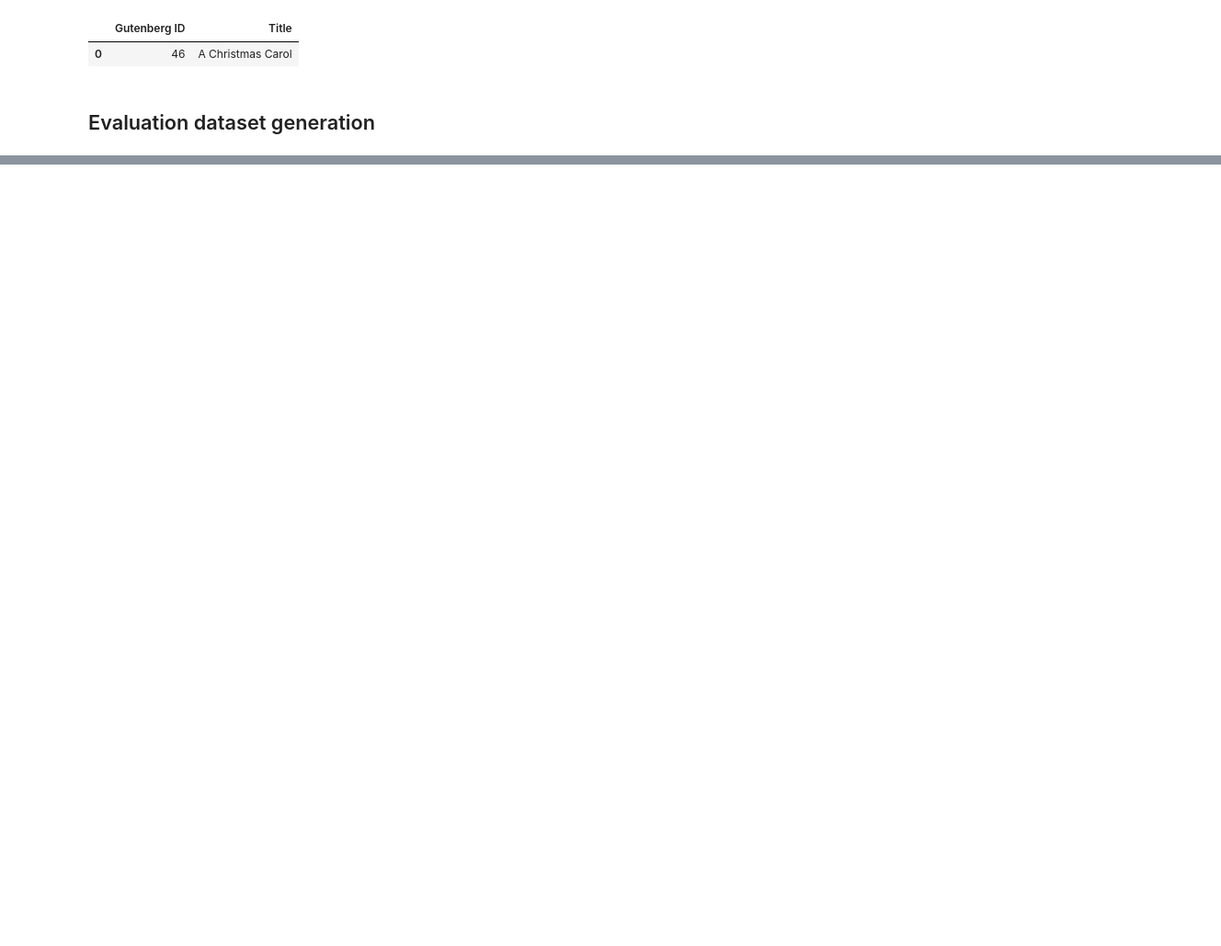
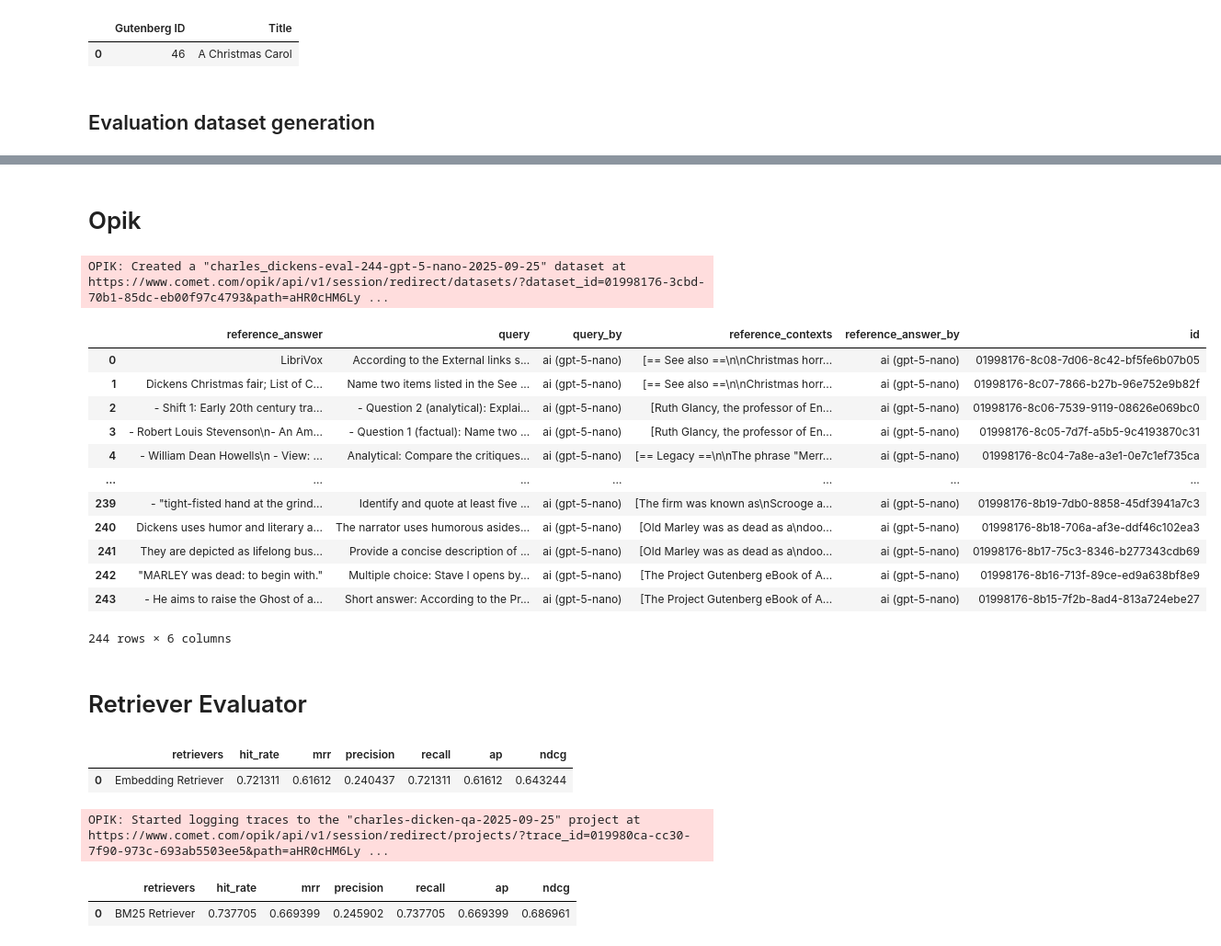
Before and after one commit to hmnguyen1067/Charles-Dicken-QA-chatbot, a Jupyter notebook: notebooks/ingestion.ipynb, the cells around one changed output, grey strips where cells are left out. Shown at 92% size. Drawn from its saved outputs; the diff is of its cells as text; code cells hidden in the pictures; blank space fills up the shorter version.

```diff
--- a/notebooks/ingestion.ipynb
+++ b/notebooks/ingestion.ipynb
@@ -26,0 +23,16 @@ os.environ["PHOENIX_COLLECTOR_ENDPOINT"] = "http://localhost:6006"
+# %%
+nest_asyncio.apply()
+
+today = datetime.now().strftime("%Y-%m-%d")
+
+load_dotenv()
+os.environ["OPENAI_API_KEY"] = os.getenv("OPENAI_API_KEY")
+os.environ["OPIK_PROJECT_NAME"] = os.getenv(
+    "OPIK_PROJECT_NAME", f"charles-dicken-qa-{today}"
+)
+
+opik.configure(api_key=os.getenv("OPIK_API_KEY"))
+set_global_handler("opik")
+opik_callback_handler = global_handler
+
+opik_client = opik.Opik()
@@ -176,0 +221,2 @@ latest_dataset.to_dataframe()
+# %% [markdown]
+# Opik
@@ -176,0 +232,7 @@ latest_dataset.to_dataframe()
+# %%
+opik_eval_name = (
+    f"{COLLECTION_NAME}-eval-{len(rag_dataset.examples)}-{LLM_MODEL}-{today}"
+)
+dataset = opik_client.get_or_create_dataset(name=opik_eval_name)
+# %% [output]
+OPIK: Created a "charles_dickens-eval-244-gpt-5-nano-2025-09-25" dataset at https://www.comet.com/opik/api/v1/session/redirect/datasets/?dataset_id=01998176-3cbd-70b1-85dc-eb00f97c4793&path=aHR0cHM6Ly ...
@@ -176,0 +241,16 @@ latest_dataset.to_dataframe()
+# %%
+dataset.to_pandas()
+# %% [output]
+|  | reference_answer | query | query_by | reference_contexts | reference_answer_by | id |
+| 0 | LibriVox | According to the External links s... | ai (gpt-5-nano) | [== See also ==\n\nChristmas horr... | ai (gpt-5-nano) | 01998176-8c08-7d06-8c42-bf5fe6b07b05 |
+| 1 | Dickens Christmas fair; List of C... | Name two items listed in the See ... | ai (gpt-5-nano) | [== See also ==\n\nChristmas horr... | ai (gpt-5-nano) | 01998176-8c07-7866-b27b-96e752e9b82f |
+| 2 | - Shift 1: Early 20th century tra... | - Question 2 (analytical): Explai... | ai (gpt-5-nano) | [Ruth Glancy, the professor of En... | ai (gpt-5-nano) | 01998176-8c06-7539-9119-08626e069bc0 |
+| 3 | - Robert Louis Stevenson\n- An Am... | - Question 1 (factual): Name two ... | ai (gpt-5-nano) | [Ruth Glancy, the professor of En... | ai (gpt-5-nano) | 01998176-8c05-7d7f-a5b5-9c4193870c31 |
+| 4 | - William Dean Howells\n - View: ... | Analytical: Compare the critiques... | ai (gpt-5-nano) | [== Legacy ==\n\nThe phrase "Merr... | ai (gpt-5-nano) | 01998176-8c04-7a8e-a3e1-0e7c1ef735ca |
+| ... | ... | ... | ... | ... | ... | ... |
+| 239 | - "tight-fisted hand at the grind... | Identify and quote at least five ... | ai (gpt-5-nano) | [The firm was known as\nScrooge a... | ai (gpt-5-nano) | 01998176-8b19-7db0-8858-45df3941a7c3 |
+| 240 | Dickens uses humor and literary a... | The narrator uses humorous asides... | ai (gpt-5-nano) | [Old Marley was as dead as a\ndoo... | ai (gpt-5-nano) | 01998176-8b18-706a-af3e-ddf46c102ea3 |
+| 241 | They are depicted as lifelong bus... | Provide a concise description of ... | ai (gpt-5-nano) | [Old Marley was as dead as a\ndoo... | ai (gpt-5-nano) | 01998176-8b17-75c3-8346-b277343cdb69 |
+| 242 | "MARLEY was dead: to begin with." | Multiple choice: Stave I opens by... | ai (gpt-5-nano) | [The Project Gutenberg eBook of A... | ai (gpt-5-nano) | 01998176-8b16-713f-89ce-ed9a638bf8e9 |
+| 243 | - He aims to raise the Ghost of a... | Short answer: According to the Pr... | ai (gpt-5-nano) | [The Project Gutenberg eBook of A... | ai (gpt-5-nano) | 01998176-8b15-7f2b-8ad4-813a724ebe27 |
+244 rows × 6 columns
@@ -176,0 +301,2 @@ latest_dataset.to_dataframe()
+# %% [markdown]
+# Retriever Evaluator
@@ -176,0 +332,18 @@ latest_dataset.to_dataframe()
+# %%
+display_results("Embedding Retriever", embedding_retriever_results)
+# %% [output]
+|  | retrievers | hit_rate | mrr | precision | recall | ap | ndcg |
+| 0 | Embedding Retriever | 0.721311 | 0.61612 | 0.240437 | 0.721311 | 0.61612 | 0.643244 |
+# %%
+bm25_retriever = create_bm25_retriever(
+    nodes,
+    similarity_top_k=similarity_top_k,
+)
+bm25_retriever_results = await retrieval_results(bm25_retriever, qa_dataset)
+# %% [output]
+OPIK: Started logging traces to the "charles-dicken-qa-2025-09-25" project at https://www.comet.com/opik/api/v1/session/redirect/projects/?trace_id=019980ca-cc30-7f90-973c-693ab5503ee5&path=aHR0cHM6Ly ...
+# %%
+display_results("BM25 Retriever", bm25_retriever_results)
+# %% [output]
+|  | retrievers | hit_rate | mrr | precision | recall | ap | ndcg |
+| 0 | BM25 Retriever | 0.737705 | 0.669399 | 0.245902 | 0.737705 | 0.669399 | 0.686961 |
```
Also changed, not shown: parts of 41 cells of this notebook.
